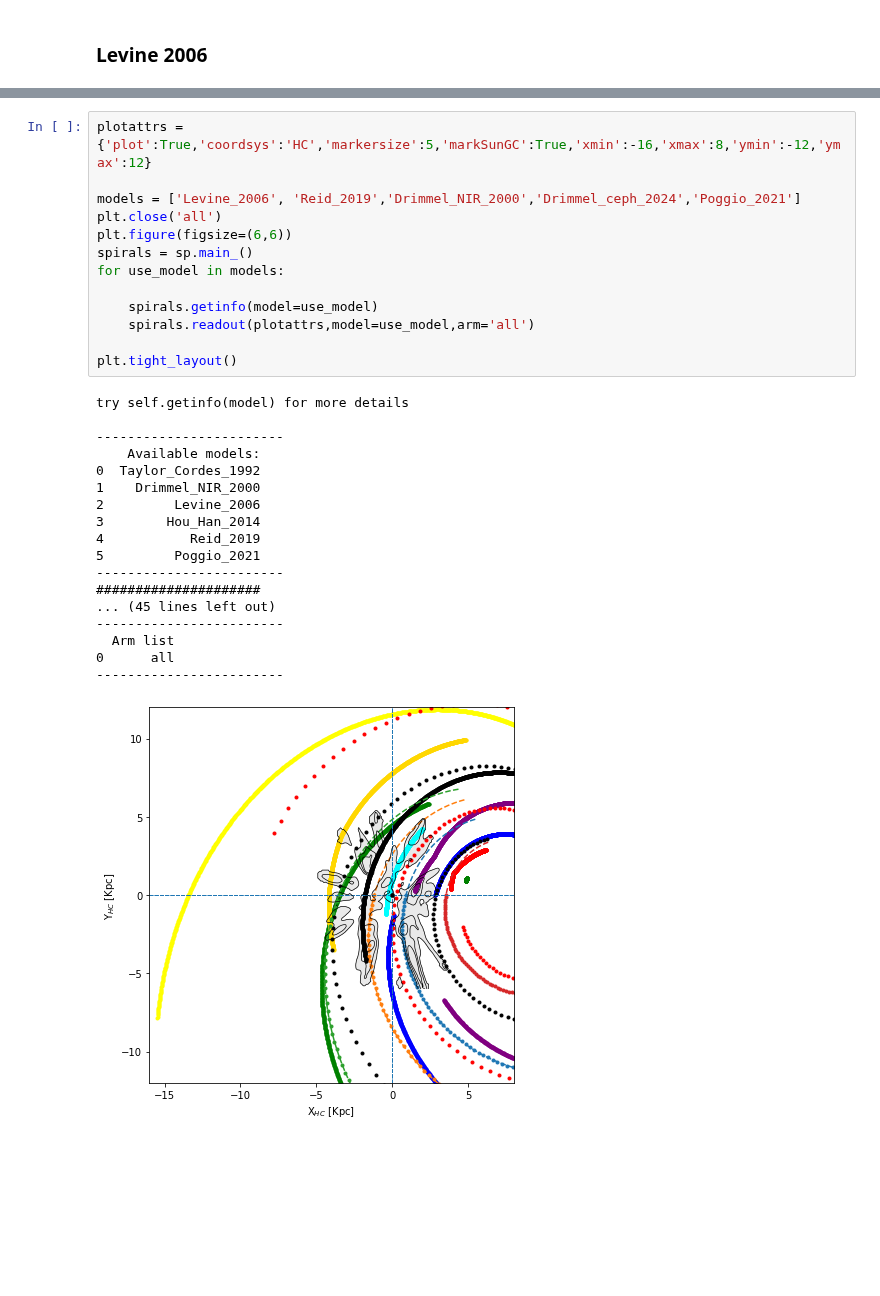
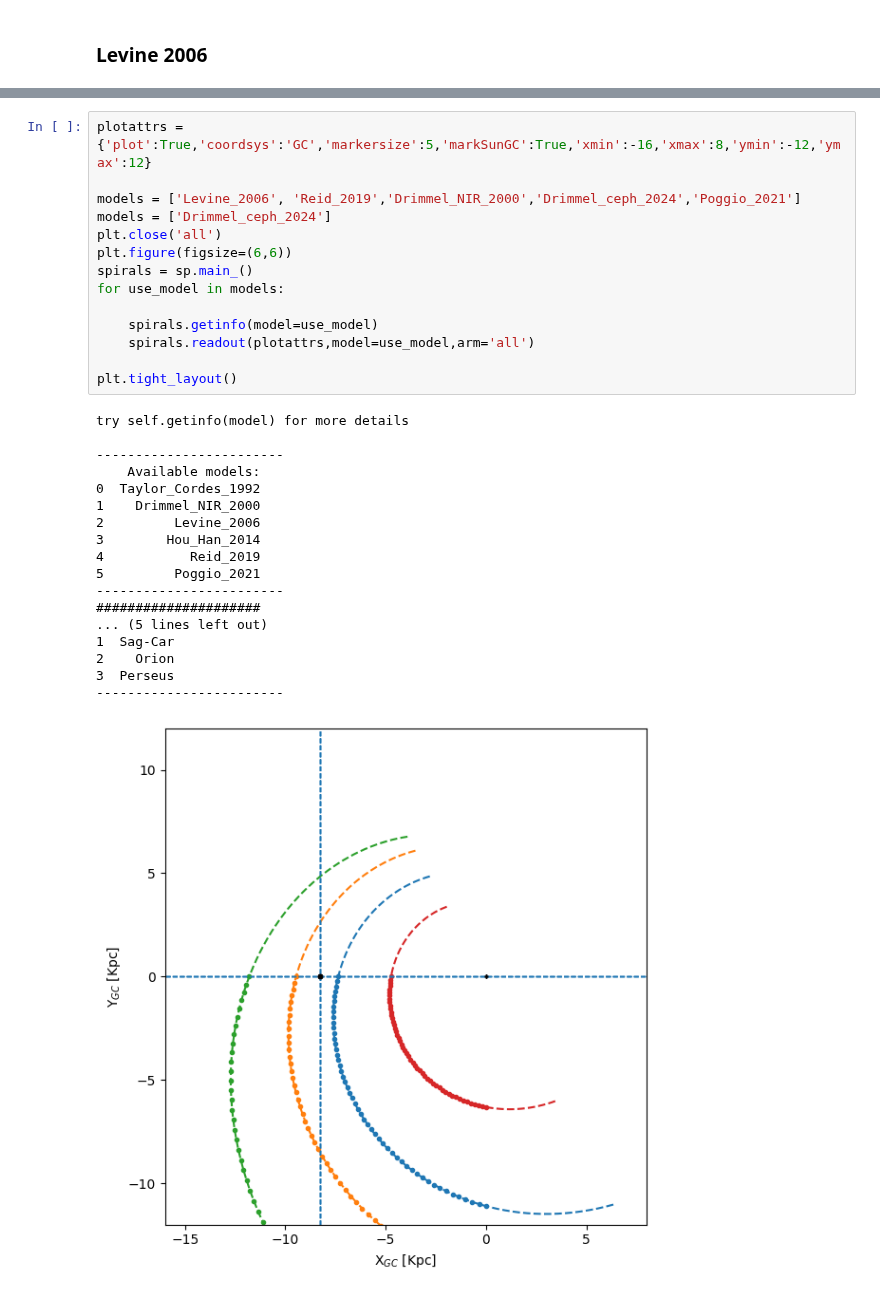
Before and after one commit to Abhaypru/SpiralMap, a Jupyter notebook: plotspirals_demo.ipynb, the cells around one changed output, grey strips where cells are left out. Saved outputs shown, nothing was run; the diff lists cells and outputs as text; blank space fills up the shorter version.

```diff
--- a/plotspirals_demo.ipynb
+++ b/plotspirals_demo.ipynb
@@ -121,32 +122,33 @@ try self.getinfo(model) for more details
 # %%
-plotattrs = {'plot':True,'coordsys':'HC','markersize':5,'markSunGC':True,'xmin':-16,'xmax':8,'ymin':-12,'ymax':12}
+plotattrs = {'plot':True,'coordsys':'GC','markersize':5,'markSunGC':True,'xmin':-16,'xmax':8,'ymin':-12,'ymax':12}
 
 models = ['Levine_2006', 'Reid_2019','Drimmel_NIR_2000','Drimmel_ceph_2024','Poggio_2021']
+models = ['Drimmel_ceph_2024']
 plt.close('all')
 plt.figure(figsize=(6,6))
 spirals = sp.main_()
 for use_model in models:
 
 	spirals.getinfo(model=use_model)
 	spirals.readout(plotattrs,model=use_model,arm='all')
 
 plt.tight_layout()
 # %% [output]
 try self.getinfo(model) for more details
 
 ------------------------
     Available models:
 0  Taylor_Cordes_1992
 1    Drimmel_NIR_2000
 2         Levine_2006
 3        Hou_Han_2014
 4           Reid_2019
 5         Poggio_2021
 ------------------------
 #####################
-... (45 lines left out)
+... (5 lines left out)
+1  Sag-Car
+2    Orion
+3  Perseus
 ------------------------
-  Arm list
-0      all
-------------------------
-[figure, old version]
+[figure, new version]
```
Also changed, not shown: parts of 1 cell of this notebook, 1 other file.
